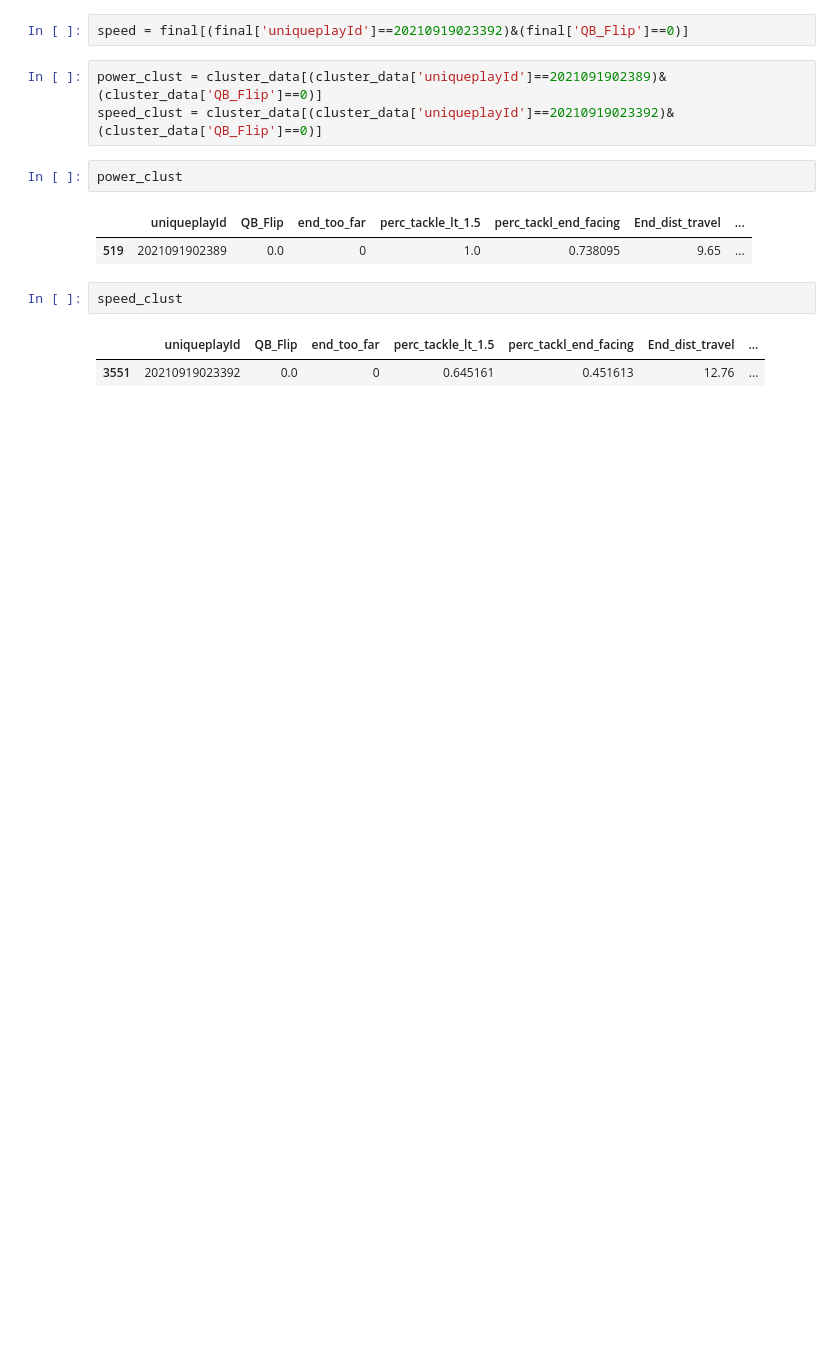
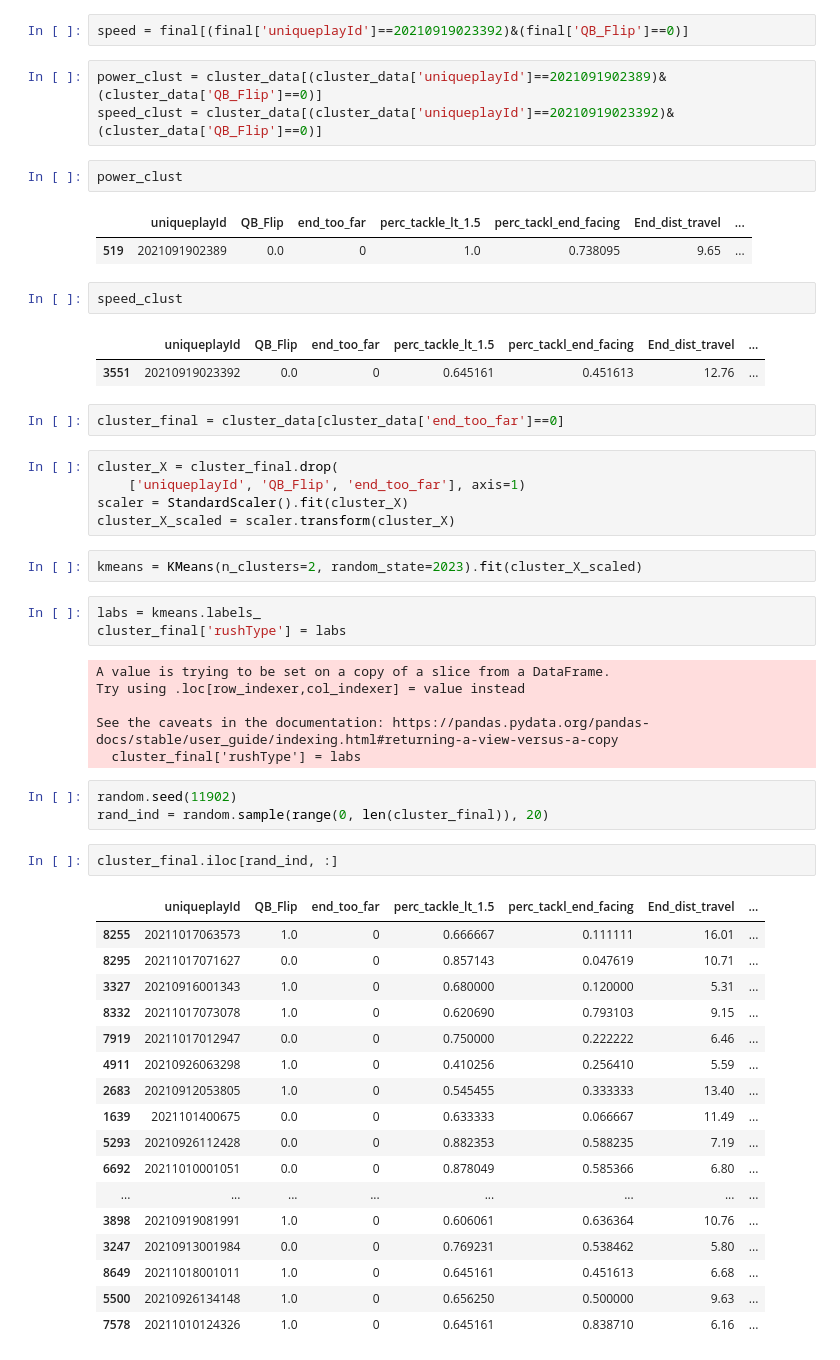
Before and after one commit to cnickol26/BigDataBowl2023, a Jupyter notebook: RushTypeModeling.ipynb, the cells around one changed output. Drawn from its saved outputs; the diff is of its cells as text; blank space fills up the shorter version.

Commit message:
Clustering

```diff
--- a/RushTypeModeling.ipynb
+++ b/RushTypeModeling.ipynb
@@ -202,3 +205,44 @@ speed_clust
 # %% [output]
 |  | uniqueplayId | QB_Flip | end_too_far | perc_tackle_lt_1.5 | perc_tackl_end_facing | End_dist_travel | ... |
 | 3551 | 20210919023392 | 0.0 | 0 | 0.645161 | 0.451613 | 12.76 | ... |
+# %%
+cluster_final = cluster_data[cluster_data['end_too_far']==0]
+# %%
+cluster_X = cluster_final.drop(
+    ['uniqueplayId', 'QB_Flip', 'end_too_far'], axis=1)
+scaler = StandardScaler().fit(cluster_X)
+cluster_X_scaled = scaler.transform(cluster_X)
+# %%
+kmeans = KMeans(n_clusters=2, random_state=2023).fit(cluster_X_scaled)
+# %%
+labs = kmeans.labels_
+cluster_final['rushType'] = labs
+# %% [output]
+A value is trying to be set on a copy of a slice from a DataFrame.
+Try using .loc[row_indexer,col_indexer] = value instead
+
+See the caveats in the documentation: https://pandas.pydata.org/pandas-docs/stable/user_guide/indexing.html#returning-a-view-versus-a-copy
+  cluster_final['rushType'] = labs
+# %%
+random.seed(11902)
+rand_ind = random.sample(range(0, len(cluster_final)), 20)
+# %%
+cluster_final.iloc[rand_ind, :]
+# %% [output]
+|  | uniqueplayId | QB_Flip | end_too_far | perc_tackle_lt_1.5 | perc_tackl_end_facing | End_dist_travel | ... |
+| 8255 | 20211017063573 | 1.0 | 0 | 0.666667 | 0.111111 | 16.01 | ... |
+| 8295 | 20211017071627 | 0.0 | 0 | 0.857143 | 0.047619 | 10.71 | ... |
+| 3327 | 20210916001343 | 1.0 | 0 | 0.680000 | 0.120000 | 5.31 | ... |
+| 8332 | 20211017073078 | 1.0 | 0 | 0.620690 | 0.793103 | 9.15 | ... |
+| 7919 | 20211017012947 | 0.0 | 0 | 0.750000 | 0.222222 | 6.46 | ... |
+| 4911 | 20210926063298 | 1.0 | 0 | 0.410256 | 0.256410 | 5.59 | ... |
+| 2683 | 20210912053805 | 1.0 | 0 | 0.545455 | 0.333333 | 13.40 | ... |
+| 1639 | 2021101400675 | 0.0 | 0 | 0.633333 | 0.066667 | 11.49 | ... |
+| 5293 | 20210926112428 | 0.0 | 0 | 0.882353 | 0.588235 | 7.19 | ... |
+| 6692 | 20211010001051 | 0.0 | 0 | 0.878049 | 0.585366 | 6.80 | ... |
+| ... | ... | ... | ... | ... | ... | ... | ... |
+| 3898 | 20210919081991 | 1.0 | 0 | 0.606061 | 0.636364 | 10.76 | ... |
+| 3247 | 20210913001984 | 0.0 | 0 | 0.769231 | 0.538462 | 5.80 | ... |
+| 8649 | 20211018001011 | 1.0 | 0 | 0.645161 | 0.451613 | 6.68 | ... |
+| 5500 | 20210926134148 | 1.0 | 0 | 0.656250 | 0.500000 | 9.63 | ... |
+| 7578 | 20211010124326 | 1.0 | 0 | 0.645161 | 0.838710 | 6.16 | ... |
```
Also changed, not shown: parts of 5 cells of this notebook.
